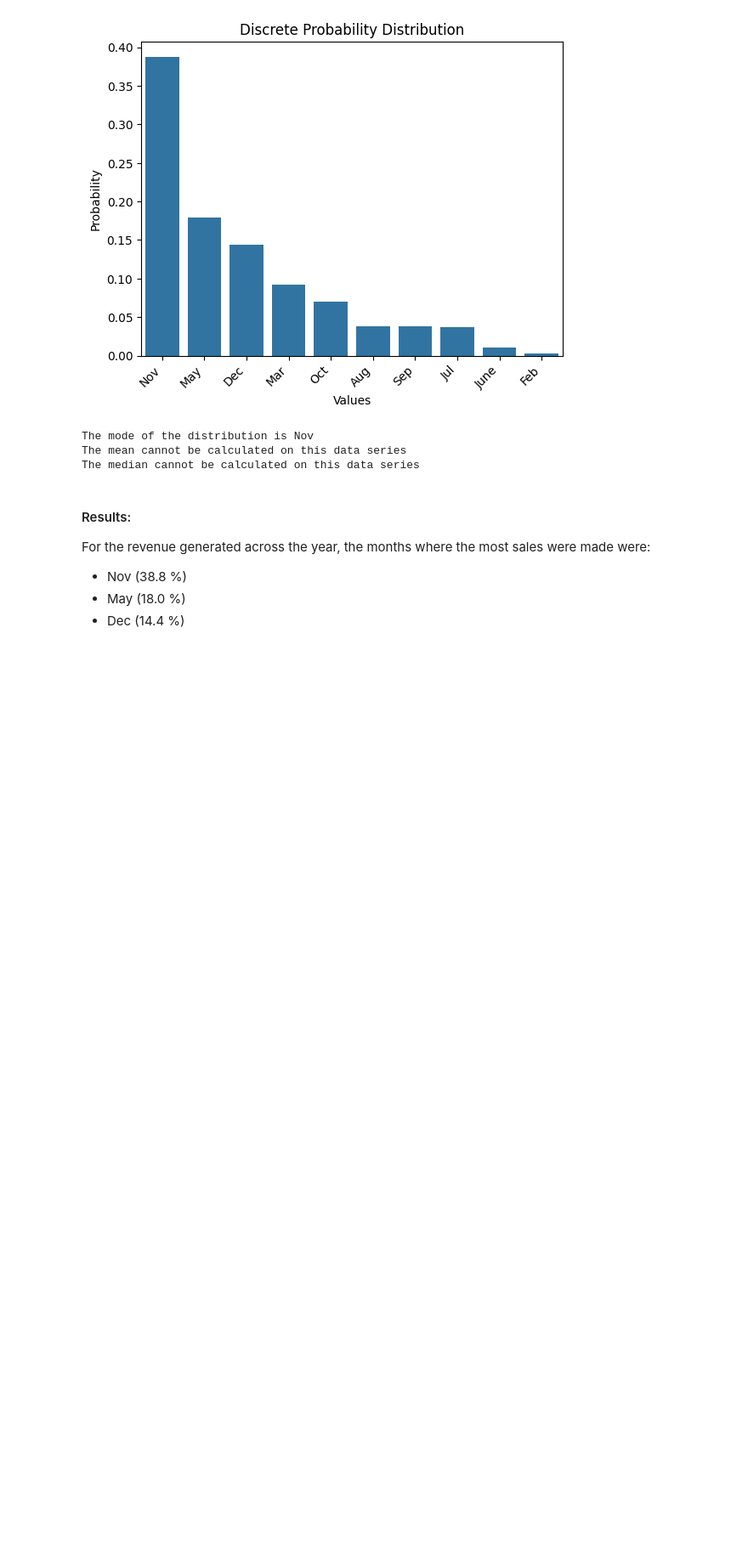
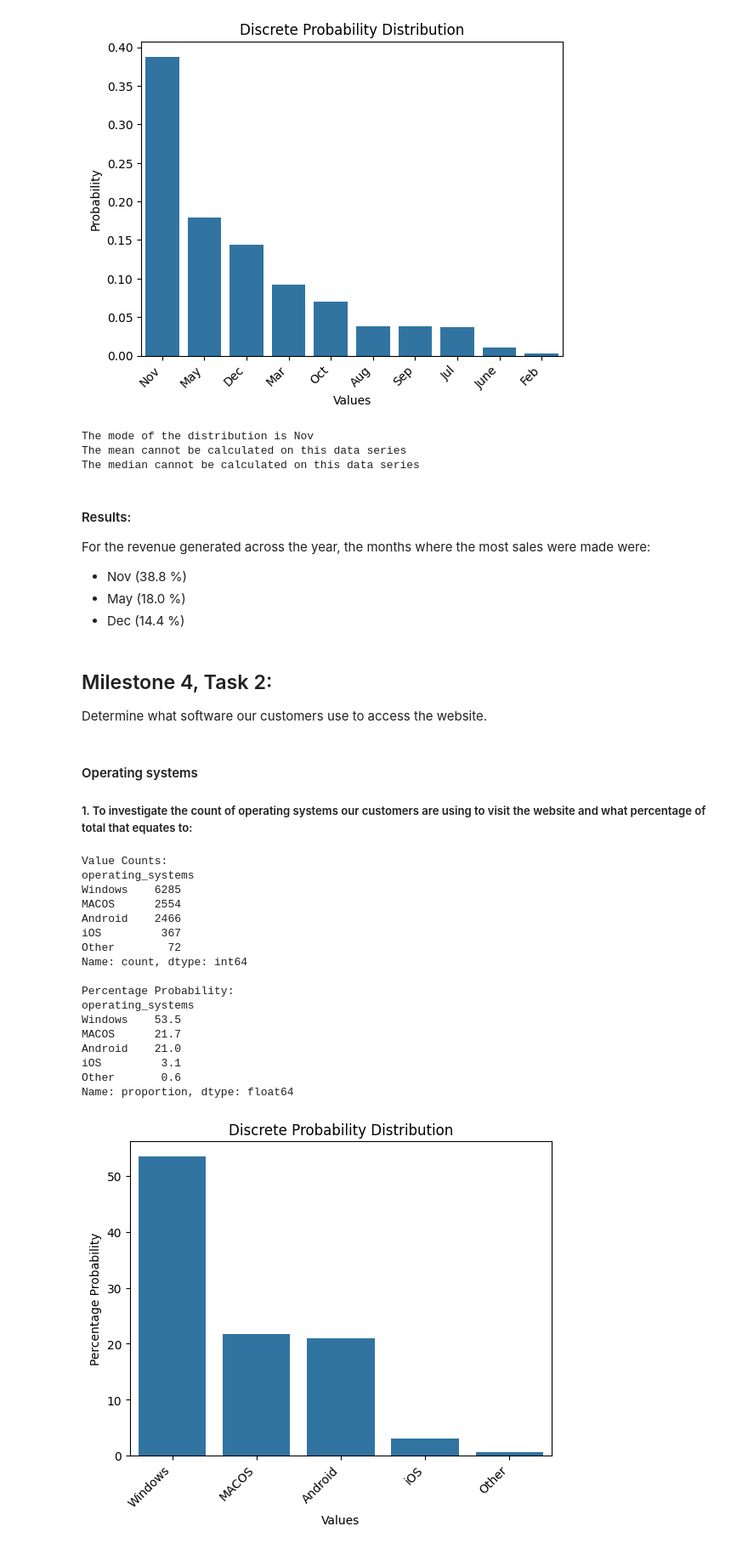
Before and after one commit to Chills00/exploratory-data-analysis---online-shopping-in-retail917, a Jupyter notebook: Analysis_Notebook.ipynb, the cells around one changed output. Shown: that part at 85% size. Saved outputs shown, nothing was run; the diff lists cells and outputs as text; code cells hidden in the pictures; blank space fills up the shorter version.

```diff
--- a/Analysis_Notebook.ipynb
+++ b/Analysis_Notebook.ipynb
@@ -202,3 +203,47 @@ For the revenue generated across the year, the months where the most sales were
 - Nov (38.8 %)
 - May (18.0 %)
 - Dec (14.4 %)
+# %% [markdown]
+## Milestone 4, Task 2:
+Determine what software our customers use to access the website.
+# %% [markdown]
+#### Operating systems
+##### 1. To investigate the count of operating systems our customers are using to visit the website and what percentage of total that equates to:
+# %%
+# Function to calculate value_counts and percentage_probability:
+
+def customer_counts(dataframe, column_name):
+    value_counts = dataframe[column_name].value_counts()
+    percent_probs = (100 * dataframe[column_name].value_counts(normalize=True)).round(1)
+    print('Value Counts:')
+    print(value_counts)
+    print()
+    print('Percentage Probability:')
+    print(percent_probs)
+    dpd = sns.barplot(y = percent_probs.values, x = percent_probs.index)
+    plt.xticks(rotation=45, ha='right')
+    plt.xlabel('Values')
+    plt.ylabel('Percentage Probability')
+    plt.title('Discrete Probability Distribution')
+    plt.show()
+# %%
+customer_counts(df, 'operating_systems')
+# %% [output]
+Value Counts:
+operating_systems
+Windows    6285
+MACOS      2554
+Android    2466
+iOS         367
+Other        72
+Name: count, dtype: int64
+
+Percentage Probability:
+operating_systems
+Windows    53.5
+MACOS      21.7
+Android    21.0
+iOS         3.1
+Other       0.6
+Name: proportion, dtype: float64
+[figure, added]
```
Also changed, not shown: parts of 19 cells of this notebook, 1 other file.
